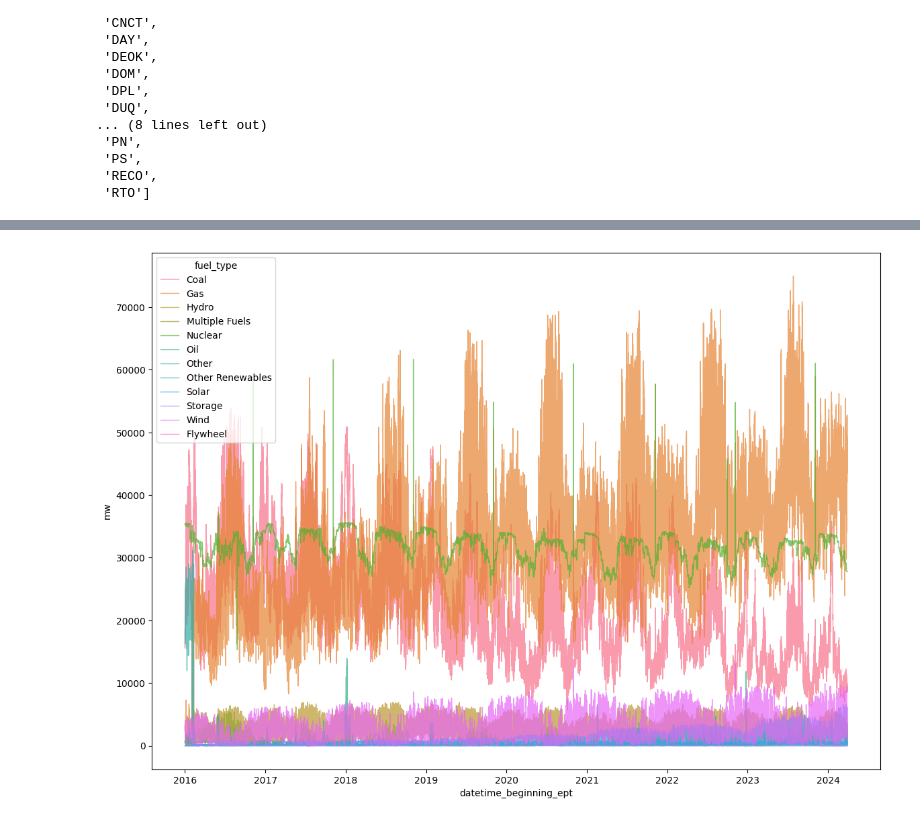
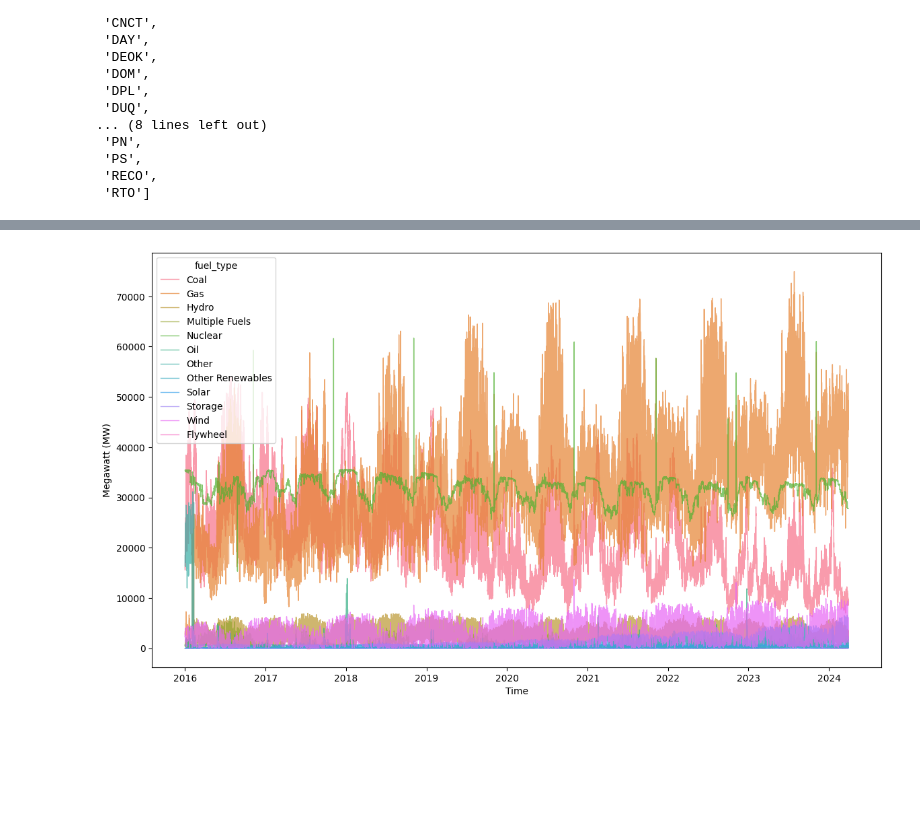
Before and after one commit to chill0121/Energy_Grid_Forecasting, a Jupyter notebook: Energy_Forecasting.ipynb, the cells around one changed output, grey strips where cells are left out. Cells and saved outputs as stored; diff of their text form; code cells hidden in the pictures; blank space fills up the shorter version.

```diff
--- a/Energy_Forecasting.ipynb
+++ b/Energy_Forecasting.ipynb
@@ -133,8 +142,11 @@ ax = sns.lineplot(load_zone_df, x = 'datetime_beginning_ept', y = 'mw',  hue = '
 # %%
 gen_fuel_df = gen_df[['datetime_beginning_ept', 'fuel_type', 'mw']].groupby(['datetime_beginning_ept', 'fuel_type'], as_index = False).sum()
 # %%
-ax, fig = plt.subplots(figsize = (14, 10))
+ax, fig = plt.subplots(figsize = (14, 8))
 ax = sns.lineplot(gen_fuel_df, x = 'datetime_beginning_ept', y = 'mw',  hue = 'fuel_type', alpha = 0.7, lw = 1)
+ax.set_xlabel('Time')
+ax.set_ylabel('Megawatt (MW)')
+plt.show()
 # %% [output]
-[figure, old version]
+[figure, new version]
 # %%
```
Also changed, not shown: parts of 4 cells of this notebook, 4 other files.
